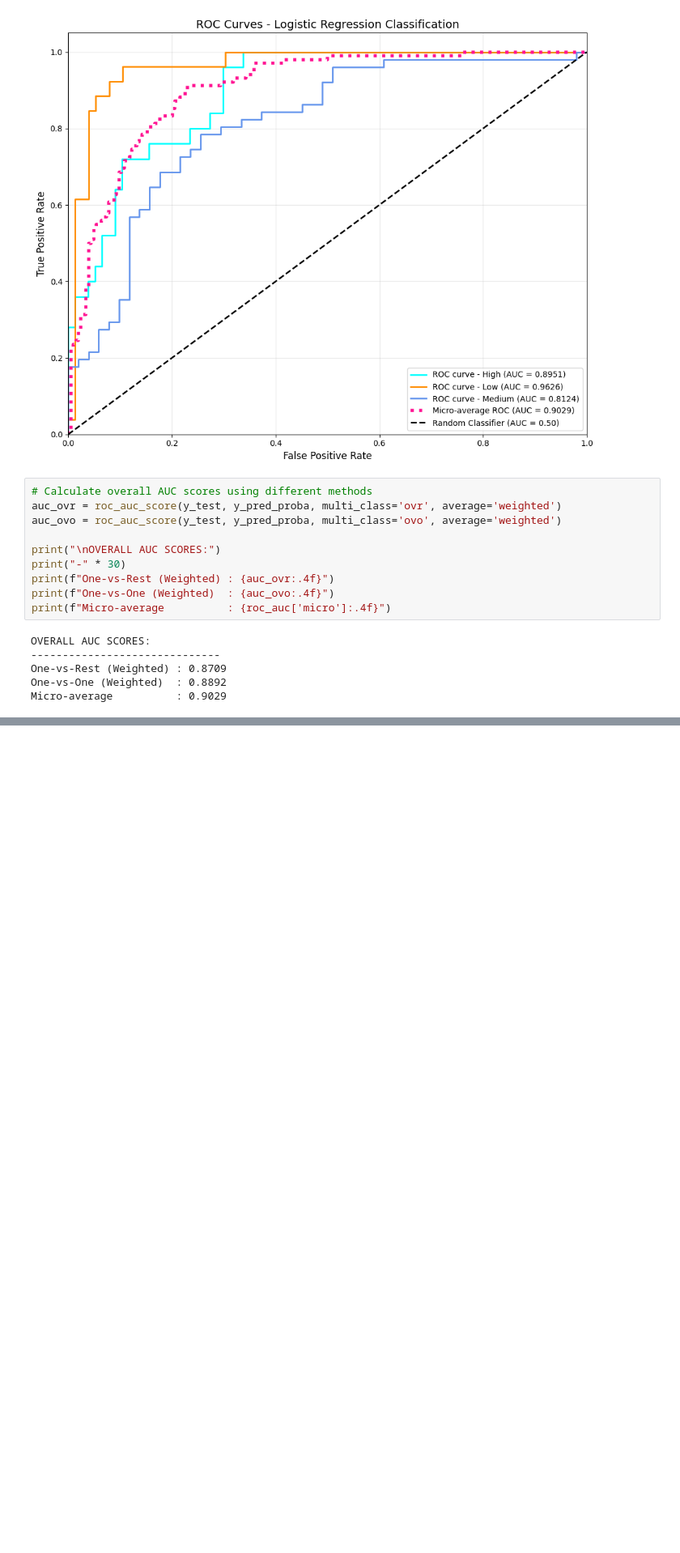
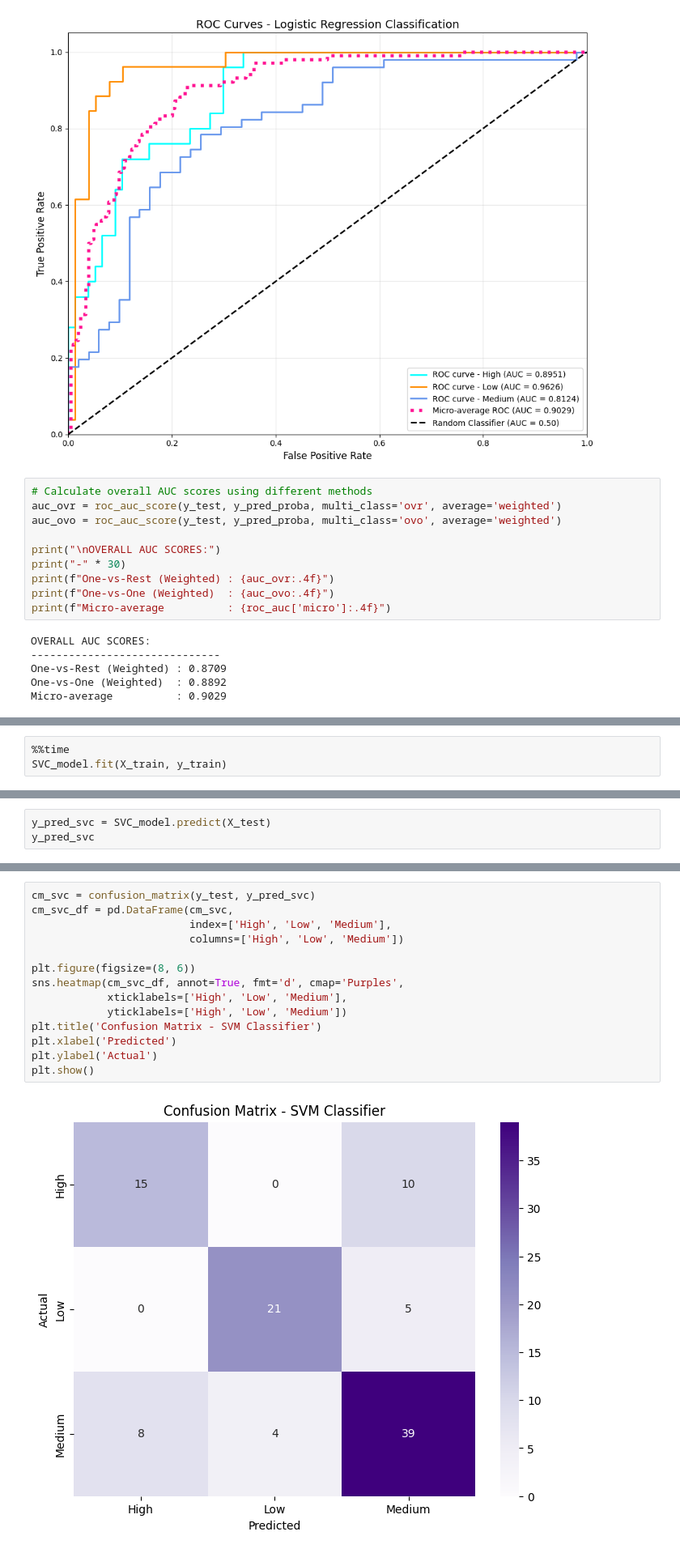
Before and after one commit to LTJ508/BostonML, a Jupyter notebook: BostonML.ipynb, the cells around one changed output, grey strips where cells are left out. Shown at 81% size. Cells and saved outputs as stored; diff of their text form; blank space fills up the shorter version.

```diff
--- a/BostonML.ipynb
+++ b/BostonML.ipynb
@@ -2395,0 +2697,3 @@ Micro-average          : 0.9029
+# %%
+%%time
+SVC_model.fit(X_train, y_train)
@@ -2395,0 +2704,3 @@ Micro-average          : 0.9029
+# %%
+y_pred_svc = SVC_model.predict(X_test)
+y_pred_svc
@@ -2395,0 +2790,16 @@ Micro-average          : 0.9029
+# %%
+cm_svc = confusion_matrix(y_test, y_pred_svc)
+cm_svc_df = pd.DataFrame(cm_svc,
+                         index=['High', 'Low', 'Medium'],
+                         columns=['High', 'Low', 'Medium'])
+
+plt.figure(figsize=(8, 6))
+sns.heatmap(cm_svc_df, annot=True, fmt='d', cmap='Purples',
+            xticklabels=['High', 'Low', 'Medium'],
+            yticklabels=['High', 'Low', 'Medium'])
+plt.title('Confusion Matrix - SVM Classifier')
+plt.xlabel('Predicted')
+plt.ylabel('Actual')
+plt.show()
+# %% [output]
+[figure, added]
```
Also changed, not shown: parts of 51 cells of this notebook, 39 other files.
